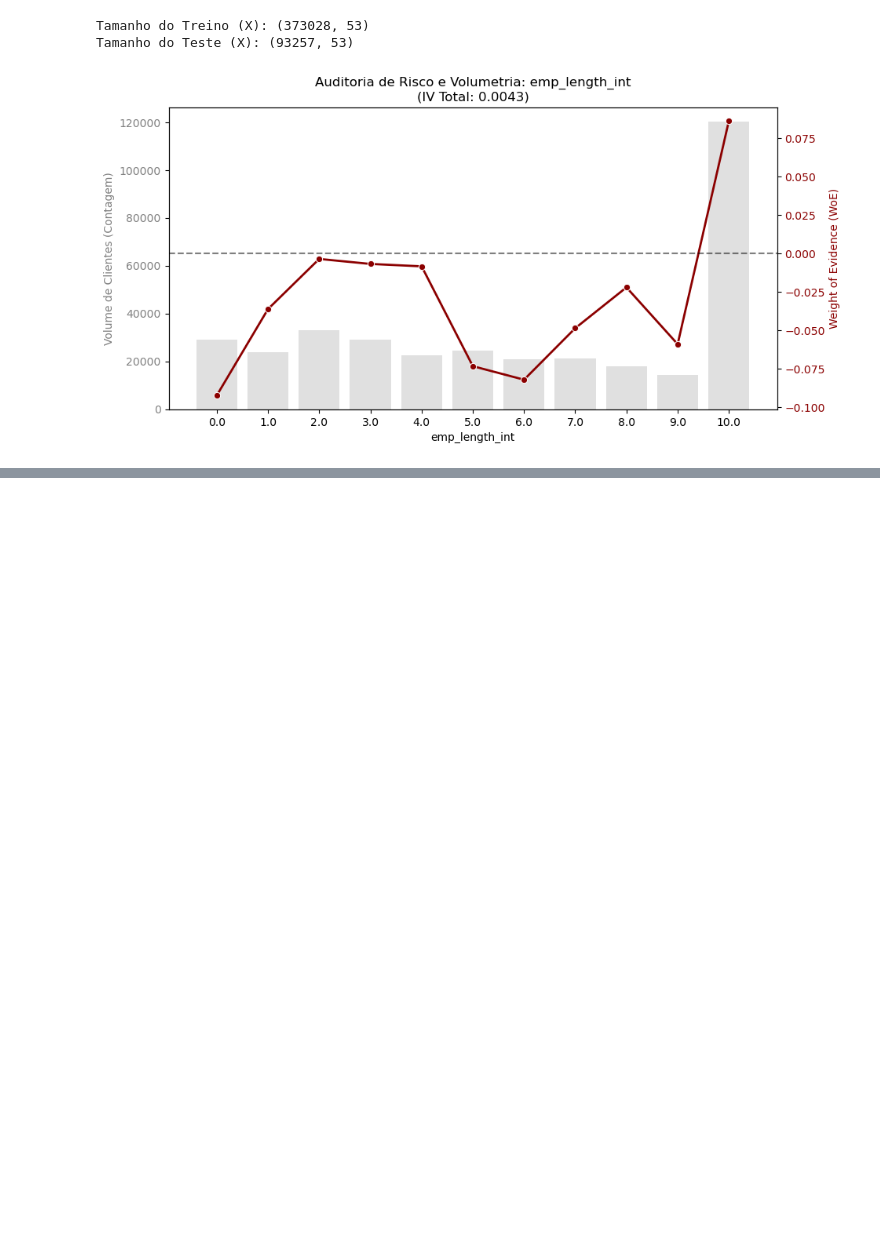
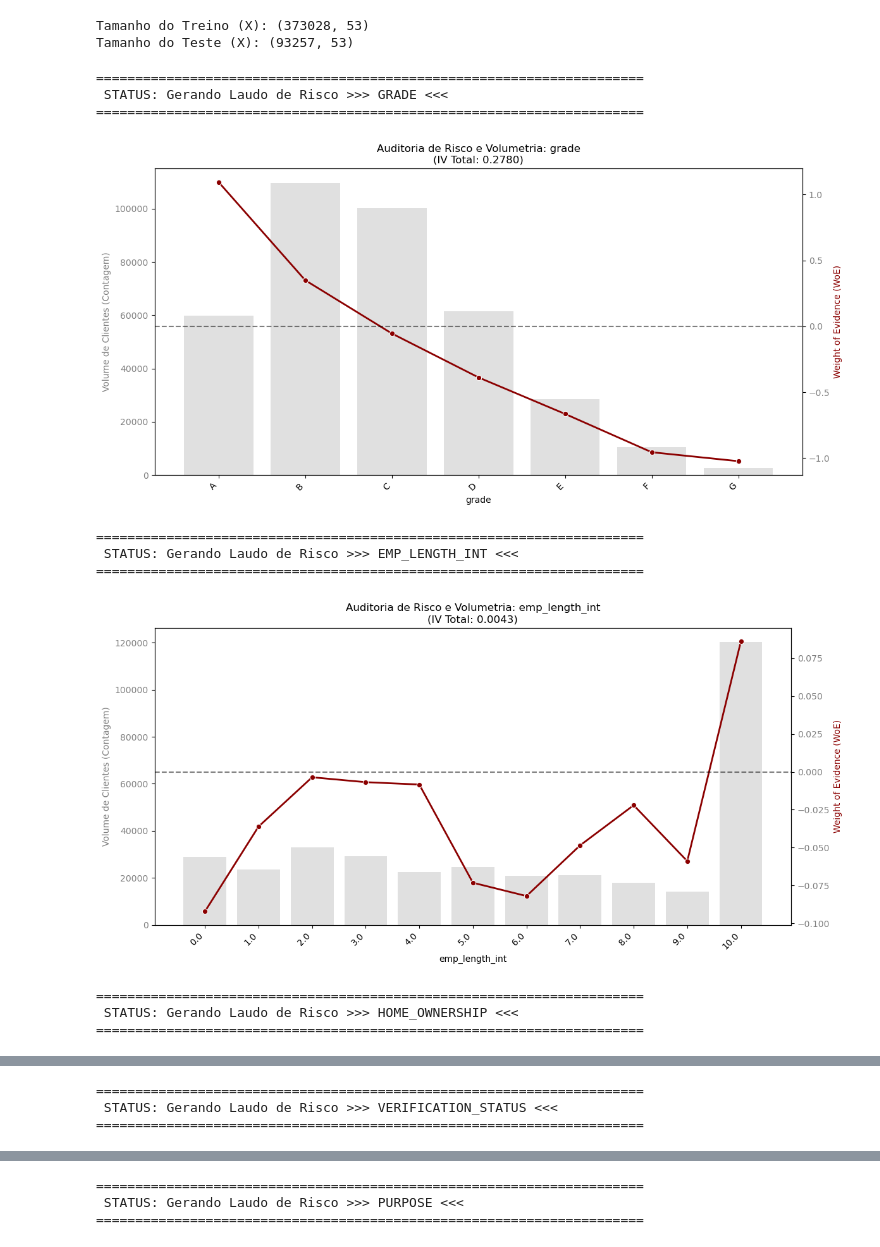
Before and after one commit to igorcarvah/basel_risk_modeling, a Jupyter notebook: notebook/Untitled.ipynb, the cells around one changed output, grey strips where cells are left out. Drawn from its saved outputs; the diff is of its cells as text; code cells hidden in the pictures; blank space fills up the shorter version.

```diff
--- a/notebook/Untitled.ipynb
+++ b/notebook/Untitled.ipynb
@@ -141,18 +149,48 @@ print("Tamanho do Teste (X):", X_test.shape)
 # %% [output]
 Tamanho do Treino (X): (373028, 53)
 Tamanho do Teste (X): (93257, 53)
-# %%
-# 1. Unimos temporariamente o X_train e o y_train para o cálculo
-df_treino_woe = X_train.join(y_train)
-
-# 2. Parametrizamos com os nomes reais revelados pelo Raio-X
-coluna_analise = 'emp_length_int'  # Variável que não foi dummificada
-coluna_alvo = 'good_bad_loan'      # O nome real do seu Target
-
-# 3. Calculamos o WoE
-df_tabela_woe = calcular_woe_iv(df_treino_woe, coluna_analise, coluna_alvo)
-
-# 4. Plotamos a auditoria visual
-auditar_tendencia_woe(df_tabela_woe, coluna_analise)
-# %% [output]
-[figure, removed]
+# %%
+# -------------------------------------------------------------------
+# MOTOR DE AUDITORIA: SCANNER 360º DE VARIÁVEIS
+# -------------------------------------------------------------------
+
+# 1. A Lista de Interrogatório Completa (O pente-fino do Risco)
+colunas_para_testar = [
+    'grade',                # A nossa variável Padrão Ouro
+    'emp_length_int',       # O lixo estatístico (mantido para a Trilha de Auditoria)
+    'home_ownership',       # Tipo de moradia
+    'verification_status',  # Renda verificada
+    'purpose',              # Motivo do empréstimo
+    'initial_list_status',  # Status inicial na esteira
+    'term'                  # Prazo do empréstimo (se existir)
+]
+
+coluna_alvo = 'good_bad_loan'
+
+# 2. O Loop do Auditor: Varredura total
+for coluna in colunas_para_testar:
+    # Trava de segurança: Só roda se a coluna existir na base
+    if coluna in df_treino_woe.columns:
+        print(f"\n{'='*70}")
+        print(f" STATUS: Gerando Laudo de Risco >>> {coluna.upper()} <<<")
+        print(f"{'='*70}")
+
+        # O motor calcula o peso matemático da variável da vez
+        df_tabela_woe = calcular_woe_iv(df_treino_woe, coluna, coluna_alvo)
+
+        # O painel exibe o raio-x (Gráfico)
+        auditar_tendencia_woe(df_tabela_woe, coluna)
+    else:
+        print(f"ALERTA: A variável '{coluna}' não foi encontrada na fuselagem do X_train.")
+# %% [output]
+======================================================================
+ STATUS: Gerando Laudo de Risco >>> GRADE <<<
+======================================================================
+[figure, added]
+======================================================================
+ STATUS: Gerando Laudo de Risco >>> EMP_LENGTH_INT <<<
+======================================================================
+[figure, added]
+======================================================================
+ STATUS: Gerando Laudo de Risco >>> HOME_OWNERSHIP <<<
+======================================================================
@@ -158,0 +198,3 @@ auditar_tendencia_woe(df_tabela_woe, coluna_analise)
+======================================================================
+ STATUS: Gerando Laudo de Risco >>> VERIFICATION_STATUS <<<
+======================================================================
@@ -158,0 +202,3 @@ auditar_tendencia_woe(df_tabela_woe, coluna_analise)
+======================================================================
+ STATUS: Gerando Laudo de Risco >>> PURPOSE <<<
+======================================================================
```
Also changed, not shown: parts of 4 cells of this notebook, 2 other files.
